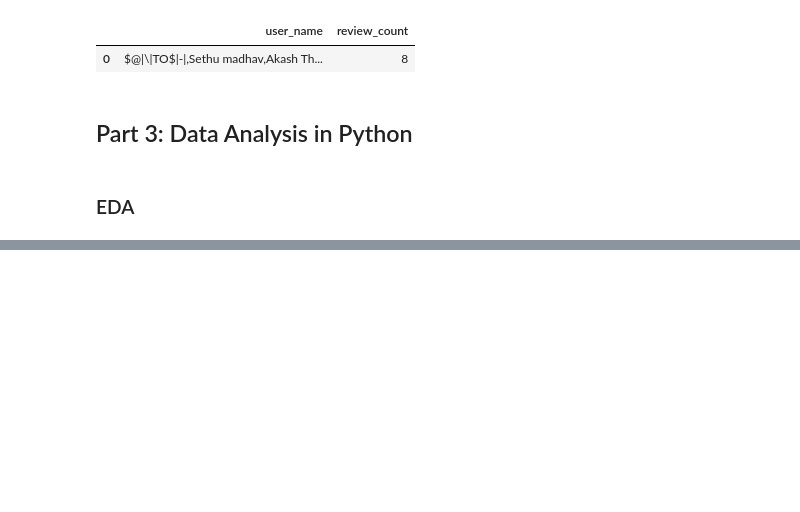
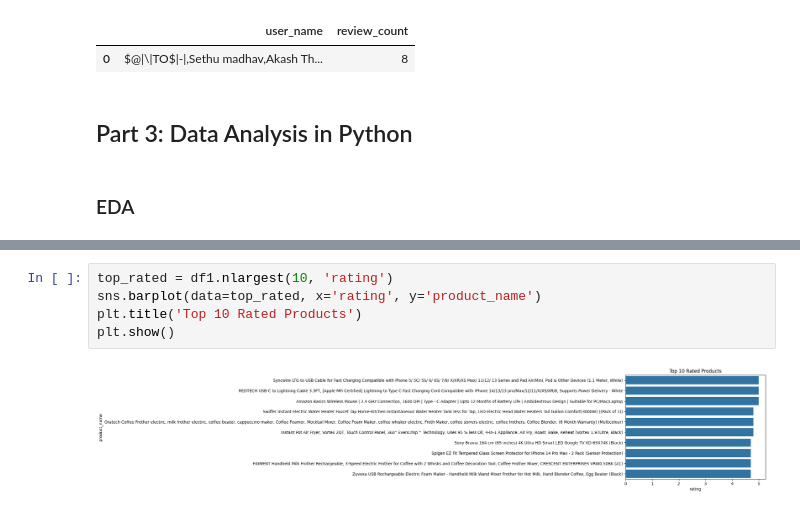
Before and after one commit to CheropS/Amazon-Dataset-Analysis, a Jupyter notebook: index.ipynb, the cells around one changed output, grey strips where cells are left out. Saved outputs shown, nothing was run; the diff lists cells and outputs as text; blank space fills up the shorter version.

```diff
--- a/index.ipynb
+++ b/index.ipynb
@@ -524,0 +596,7 @@ TypeError: can only concatenate str (not "int") to str
+# %%
+top_rated = df1.nlargest(10, 'rating')
+sns.barplot(data=top_rated, x='rating', y='product_name')
+plt.title('Top 10 Rated Products')
+plt.show()
+# %% [output]
+[figure, added]
```
Also changed, not shown: parts of 14 cells of this notebook.
